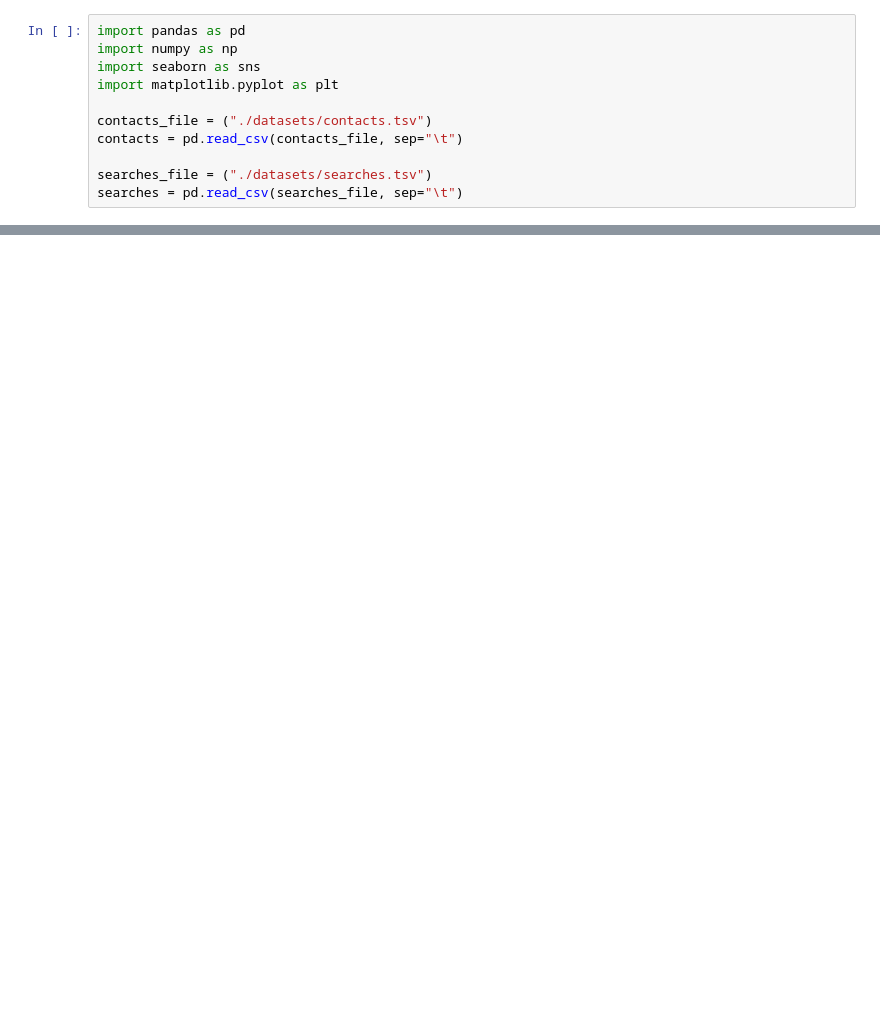
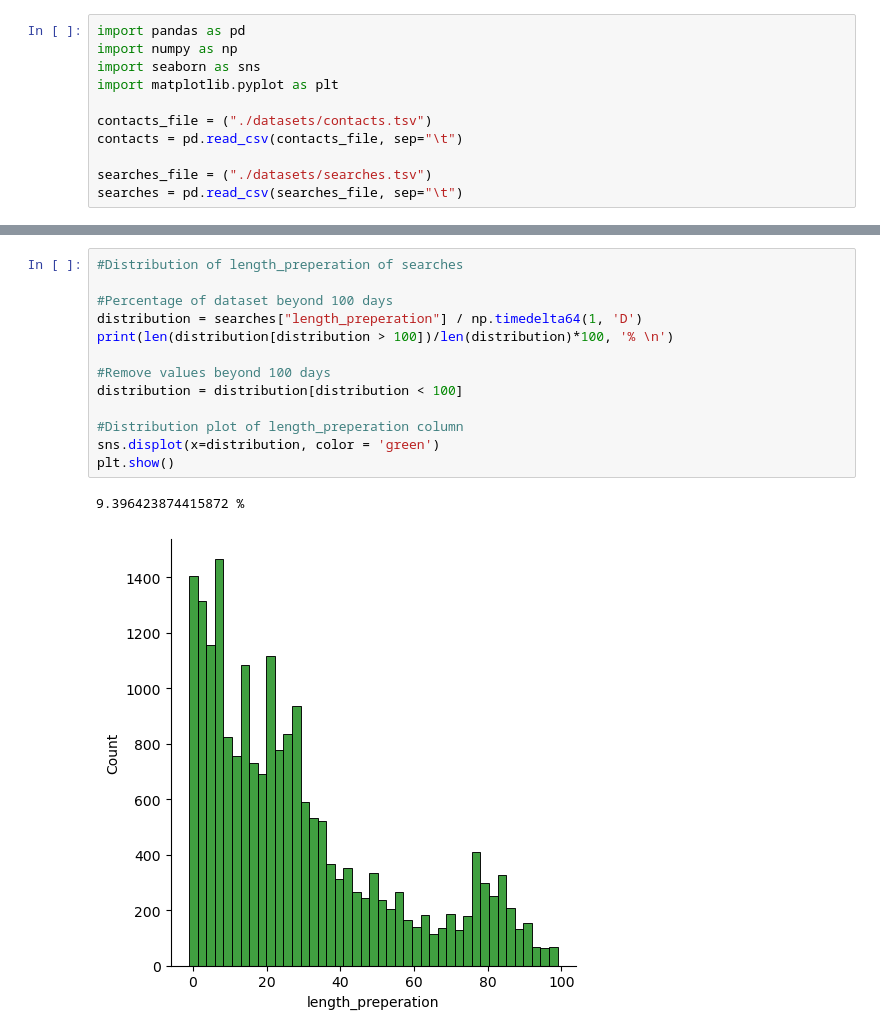
Before and after one commit to Piotr8706/Smaller_data_projects, a Jupyter notebook: Market Analysis in Dublin/Analysis.ipynb, the cells around one changed output, grey strips where cells are left out. Cells and saved outputs as stored; diff of their text form; blank space fills up the shorter version.

```diff
--- a/Market Analysis in Dublin/Analysis.ipynb
+++ b/Market Analysis in Dublin/Analysis.ipynb
@@ -29,0 +117,16 @@ searches.head()
+# %%
+#Distribution of length_preperation of searches
+
+#Percentage of dataset beyond 100 days
+distribution = searches["length_preperation"] / np.timedelta64(1, 'D')
+print(len(distribution[distribution > 100])/len(distribution)*100, '% \n')
+
+#Remove values beyond 100 days
+distribution = distribution[distribution < 100]
+
+#Distribution plot of length_preperation column
+sns.displot(x=distribution, color = 'green')
+plt.show()
+# %% [output]
+9.396423874415872 %
+[figure, added]
```
Also changed, not shown: parts of 8 cells of this notebook.
